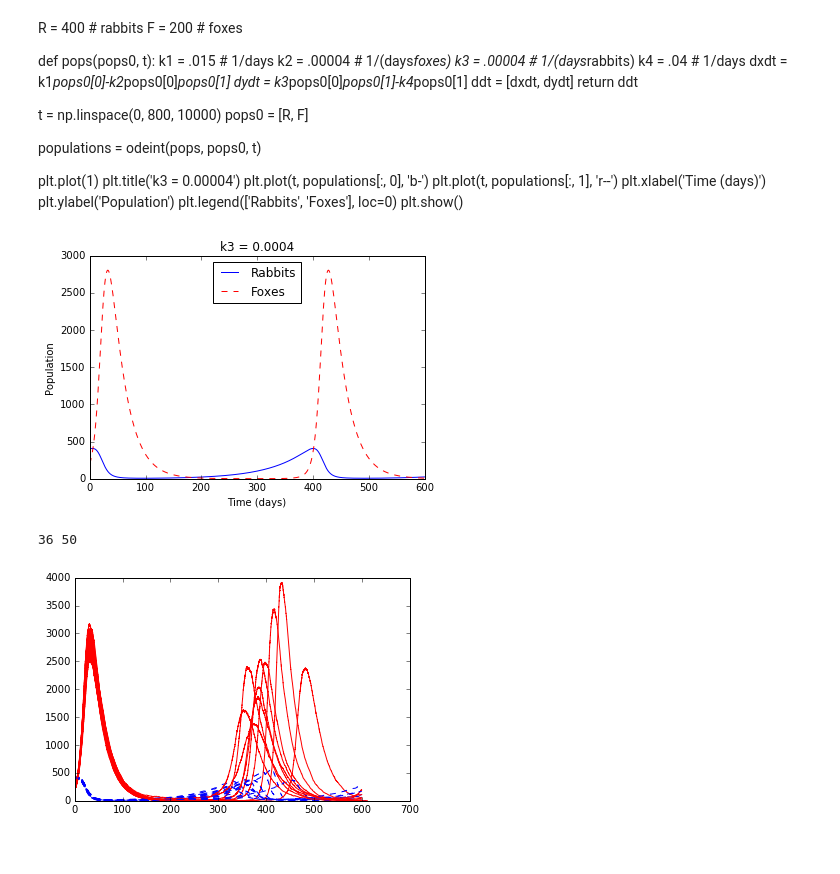
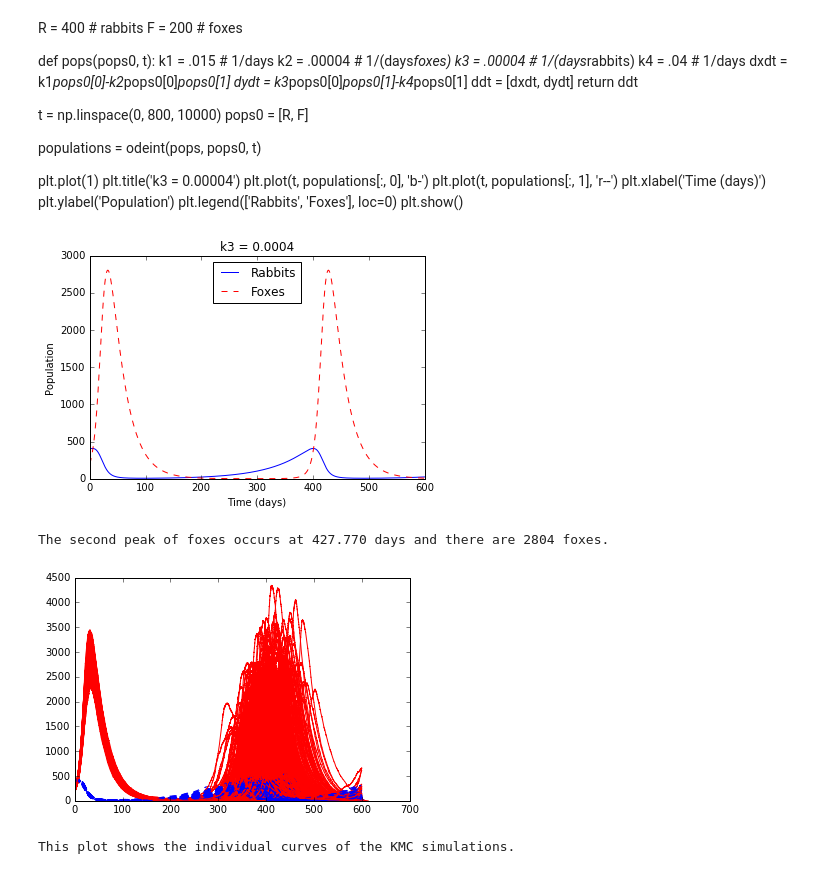
Before and after one commit to awolek/rabbits-and-foxes-jtr5395, a Jupyter notebook: rabbits-and-foxes.ipynb, the cells around one changed output. Cells and saved outputs as stored; diff of their text form; code cells hidden in the pictures.

Commit message:
Final Project
I think everything is here. I am going to keep adding, but it's just stuff
for fun.

```diff
--- a/rabbits-and-foxes.ipynb
+++ b/rabbits-and-foxes.ipynb
@@ -127,6 +127,16 @@ plt.show()
 import numpy as np
 from matplotlib import pyplot as plt
 from scipy.integrate import odeint
+# %%
+def second_max(Time, Var):
+# Returns the second maximum of the given 1-D Array (as an int) and the corresponding time (as a float)
+# This function only works if the second peak is in the second half of the data set by itself
+
+    x = Var[:int(np.floor(len(Var)/2))]
+    y = Var[int(np.ceil(len(Var)/2)):] # Splits the given array in two
+    index = np.argmax(y)+(len(x)-1) # gives the index of the maximum value with respect to original array
+
+    return ([(round(Time[index], 2)), int(round(Var[index]))]) # round function added because int is floor
 # %%
 R = 400  # rabbits
 F = 200  # foxes
@@ -155,27 +165,23 @@ plt.xlabel('Time (days)')
 plt.ylabel('Population')
 plt.legend(loc=0)
 plt.show()
+
+ans = second_max(t, populations[:,1])
+
+print("The second peak of foxes occurs at %.3f days and there are %d foxes." % (ans[0], ans[1]))
 # %% [output]
 [figure]
+The second peak of foxes occurs at 427.770 days and there are 2804 foxes.
-# %%
-def second_max(Time, Var):
-# Returns the second maximum of the given 1-D Array (as an int) and the corresponding time (as a float)
-# This function only works if the second peak is in the second half of the data set by itself
-
-    x = Var[:int(np.floor(len(Var)/2))]
-    y = Var[int(np.ceil(len(Var)/2)):] # Splits the given array in two
-    index = np.argmax(y)+(len(x)-1) # gives the index of the maximum value with respect to original array
-
-    return ((round(Time[index], 2)), int(round(Var[index]))) # round function added because int is floor
 # %%
 # Set initial conditions
-Ri = 400
-Fi = 200
-Rf = []
-Ff = []
-ProbFDeath = 0
-FPeak2 = []
-trials = 50
+Ri = 400 # Initial number of rabbits
+Fi = 200 # Initial number of foxes
+
+CountRDeath = 0 # Number of times KMC resulted in all rabbits dying
+CountFDeath = 0 # Number of times KMC resulted in all foxes dying
+
+FPeak2 = [] # List of lists for second peak locations and times
+trials = 1000 # number of trials
 
 #define rates
 k1 = .015  # 1/days
@@ -183,34 +189,43 @@ k2 = .00004  # 1/(days*foxes)
 k3 = .0004  # 1/(days*rabbits)
 k4 = .04  # 1/days
 
+# for loop runs multiple simulations
 for i in range(trials):
 # reset lists
     R = [Ri]
     F = [Fi]
     t = [0]
-    FDead = False
-    RDead = False
 
+    RDead = False # Keeps track of status of rabbit population
+    FDead = False # Keeps track of status of fox population
+
+
+    # while loop runs individual KMC simulations
     while t[-1] <= 600:
 
+        # Sets all rates and sums of rates to avoid inefficient calculations in every if statement
         Q = k1*R[-1] + k2*R[-1]*F[-1] + k3*R[-1]*F[-1] + k4*F[-1]
         r1 = k1*R[-1]
         r2 = k1*R[-1] + k2*R[-1]*F[-1]
         r3 = k1*R[-1] + k2*R[-1]*F[-1] + k3*R[-1]*F[-1]
 
+        # Determines which action will be taken
+        val = np.random.rand() * Q
+
+        # this section checks if the populations are non-zero
         if F[-1] < 1:
-#            print("All foxes disappeared at" + " " + str(t[-1]))
-            ProbFDeath = ProbFDeath + 1
+            # print("All foxes disappeared after %.3f days." % (t))
+            CountFDeath = CountFDeath + 1
             FDead = True
             break
 
         elif R[-1] < 1:
-#            print("All rabbits disappeared at" + " " + str(t[-1]))
+            # print("All rabbits disappeared after %.3f days." % (t))
+            CountRDeath = CountRDeath + 1
             FDead = True
             break
 
-        val = np.random.rand() * Q
-
+        # This section determines the correct action to take and appends the lists accordingly
         if val < r1:
             # Rabbit is born
             R.append(R[-1] + 1)
@@ -219,35 +234,36 @@ for i in range(trials):
 
         elif val < r2:
             # Rabbit is killed by a fox
             R.append(R[-1] - 1)
             F.append(F[-1])
             t.append(t[-1] + 1/Q * np.log(1/np.random.rand()))
 
         elif val < r3:
             # Fox is born
             F.append(F[-1] + 1)
             R.append(R[-1])
             t.append(t[-1] + 1/Q * np.log(1/np.random.rand()))
 
         elif val < Q:
             # Fox dies
             F.append(F[-1] - 1)
             R.append(R[-1])
             t.append(t[-1] + 1/Q * np.log(1/np.random.rand()))
 
         else:
             print("Error in while loop")
             break
 
-    Rf.append(R[-1])
-    Ff.append(F[-1])
+    # Adds that KMC run to the cumulative plot
     plt.plot(t,R, 'b--')
     plt.plot(t,F, 'r')
 
+    # If neither of the populations died in a given KMC run, finds the second peak and saves it
     if FDead == False and RDead == False:
         FPeak2.append(second_max(t, np.array(F)))
 
-print(ProbFDeath,trials)
+plt.show()
+print("This plot shows the individual curves of the KMC simulations.\n")
 # %% [output]
+[figure, new version]
-36 50
+This plot shows the individual curves of the KMC simulations.
-[figure, old version]
```
Also changed, not shown: parts of 4 cells of this notebook.
